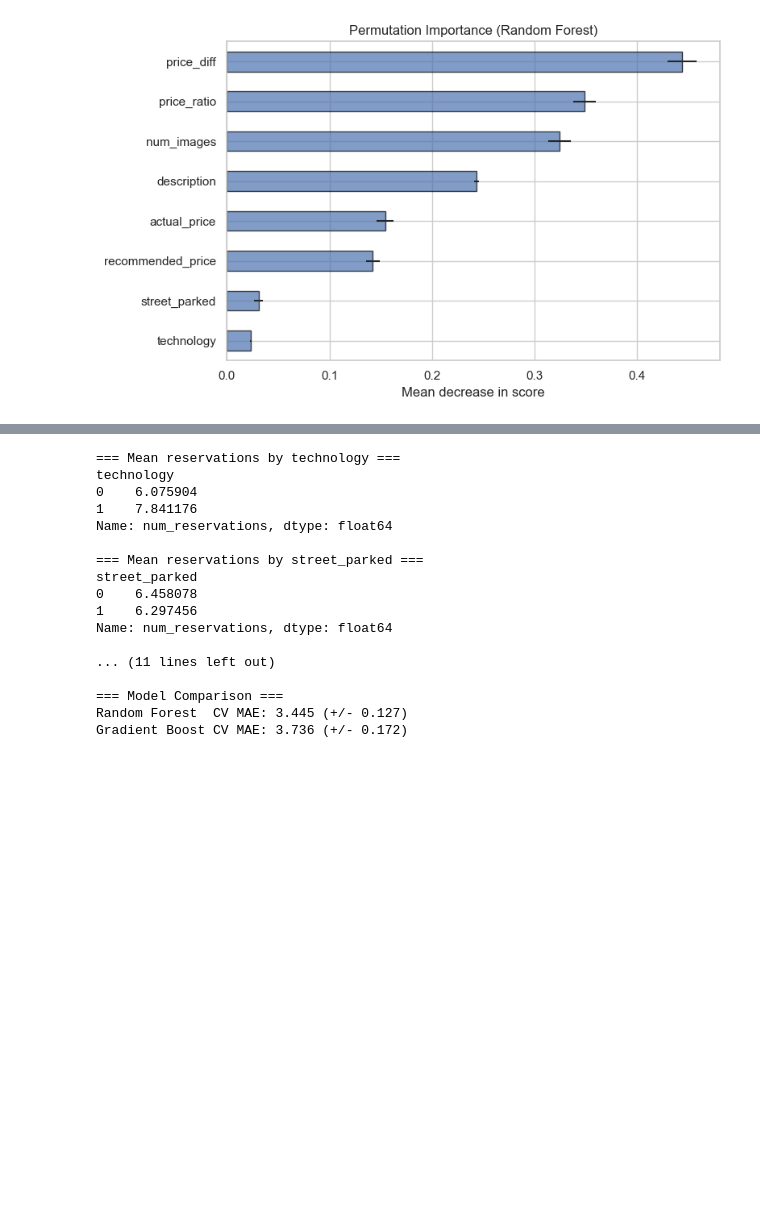
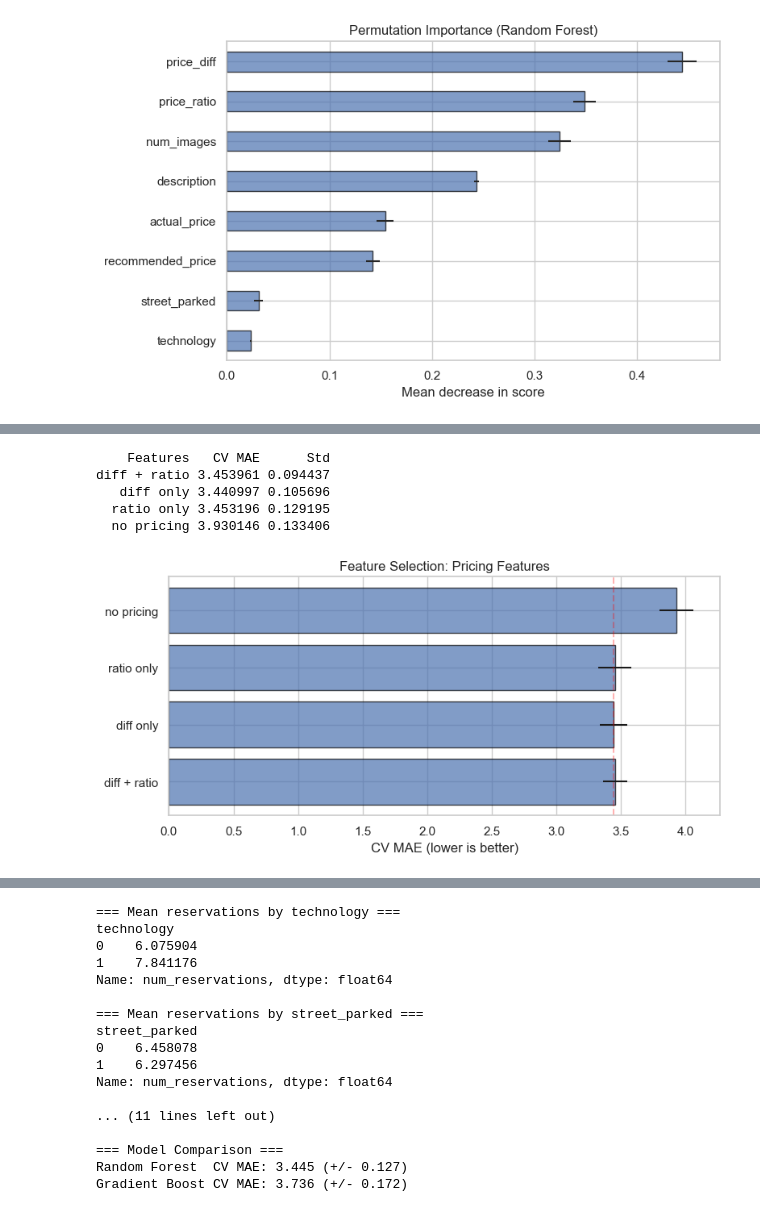
Before and after one commit to pierreWagou/vroom-forecast, a Jupyter notebook: exploration/exploration.ipynb, the cells around one changed output, grey strips where cells are left out. Saved outputs shown, nothing was run; the diff lists cells and outputs as text; code cells hidden in the pictures; blank space fills up the shorter version.

```diff
--- a/exploration/exploration.ipynb
+++ b/exploration/exploration.ipynb
@@ -488,0 +669,51 @@ View all runs at: http://localhost:5001
+# %%
+# Compare: diff+ratio vs diff only vs ratio only
+base_cols = ["technology", "num_images", "street_parked", "description"]
+
+scores_both = cross_val_score(
+    rf, df[base_cols + ["price_diff", "price_ratio"]], y, cv=5, scoring="neg_mean_absolute_error"
+)
+scores_diff_only = cross_val_score(
+    rf, df[base_cols + ["price_diff"]], y, cv=5, scoring="neg_mean_absolute_error"
+)
+scores_ratio_only = cross_val_score(
+    rf, df[base_cols + ["price_ratio"]], y, cv=5, scoring="neg_mean_absolute_error"
+)
+scores_no_price = cross_val_score(rf, df[base_cols], y, cv=5, scoring="neg_mean_absolute_error")
+
+results = pd.DataFrame(
+    {
+        "Features": ["diff + ratio", "diff only", "ratio only", "no pricing"],
+        "CV MAE": [
+            -scores_both.mean(),
+            -scores_diff_only.mean(),
+            -scores_ratio_only.mean(),
+            -scores_no_price.mean(),
+        ],
+        "Std": [
+            scores_both.std(),
+            scores_diff_only.std(),
+            scores_ratio_only.std(),
+            scores_no_price.std(),
+        ],
+    }
+)
+print(results.to_string(index=False))
+# %% [output]
+    Features   CV MAE      Std
+diff + ratio 3.453961 0.094437
+   diff only 3.440997 0.105696
+  ratio only 3.453196 0.129195
+  no pricing 3.930146 0.133406
+# %%
+fig, ax = plt.subplots(figsize=(8, 4))
+bars = ax.barh(
+    results["Features"], results["CV MAE"], xerr=results["Std"], edgecolor="black", alpha=0.7
+)
+ax.set_xlabel("CV MAE (lower is better)")
+ax.set_title("Feature Selection: Pricing Features")
+ax.axvline(x=-scores_diff_only.mean(), color="red", linestyle="--", alpha=0.3, label="diff only")
+plt.tight_layout()
+plt.show()
+# %% [output]
+[figure, added]
```
Also changed, not shown: parts of 48 cells of this notebook, 25 other files.
